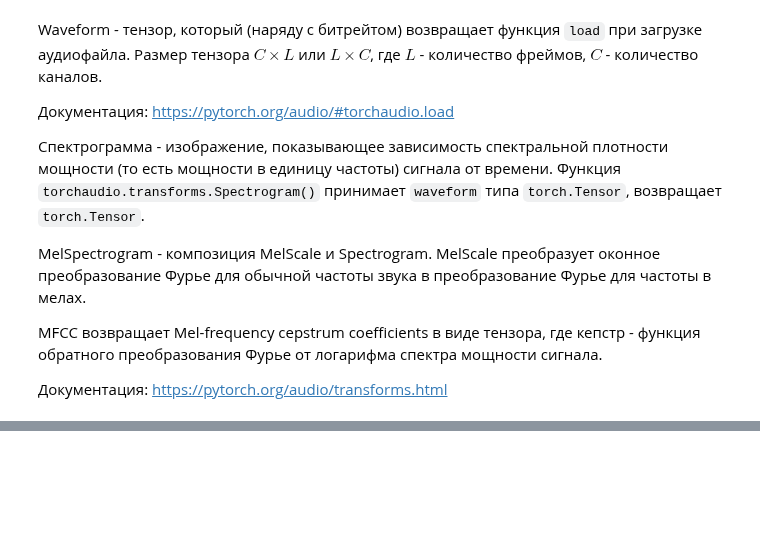
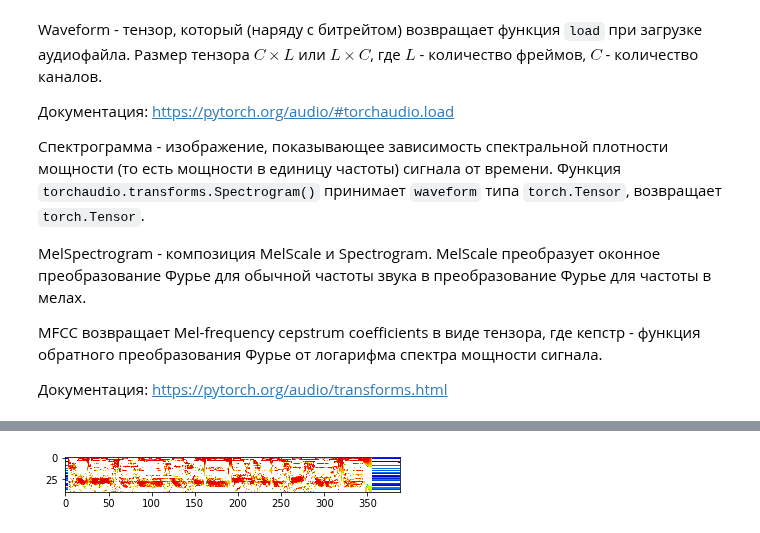
Before and after one commit to shonenkov/asr-shad, a Jupyter notebook: jupiter/Torchaudio methods.ipynb, the cells around one changed output, grey strips where cells are left out. Drawn from its saved outputs; the diff is of its cells as text; code cells hidden in the pictures; blank space fills up the shorter version.

```diff
--- a/Torchaudio methods.ipynb
+++ b/jupiter/Torchaudio methods.ipynb
@@ -63,0 +39,4 @@ Shape of spectrogram: torch.Size([1, 40, 388])
+# %%
+draw_spectrogram(waveform, kind='mfcc', output_file='mfcc')
+# %% [output]
+[figure, added]
```
Also changed, not shown: parts of 9 cells of this notebook, 6 other files.
